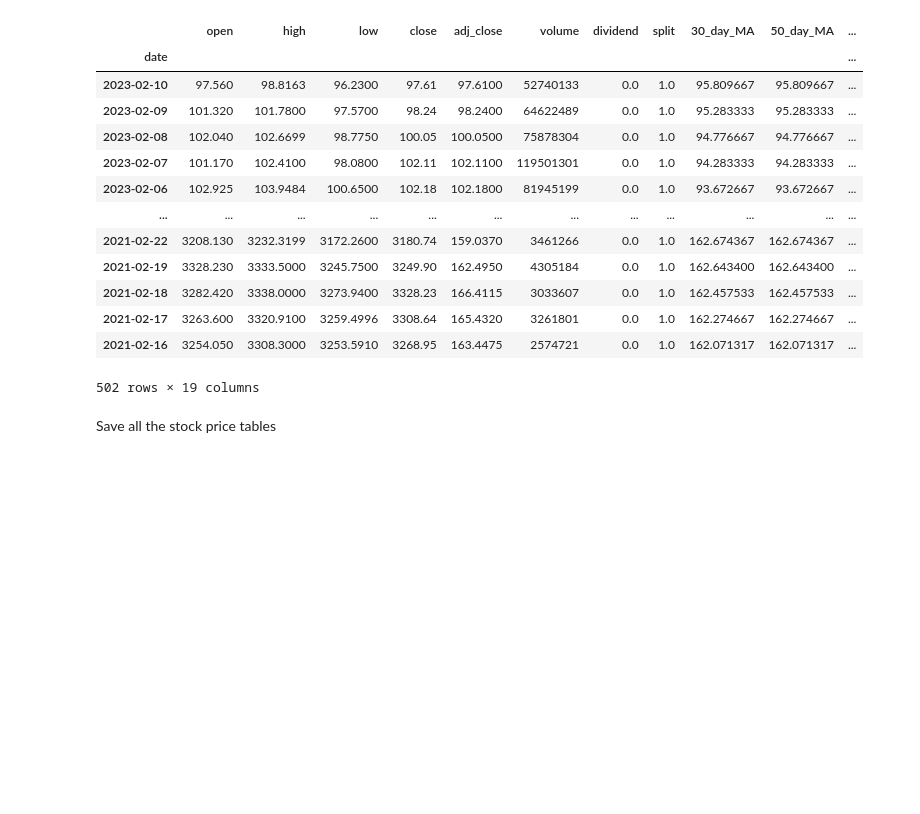
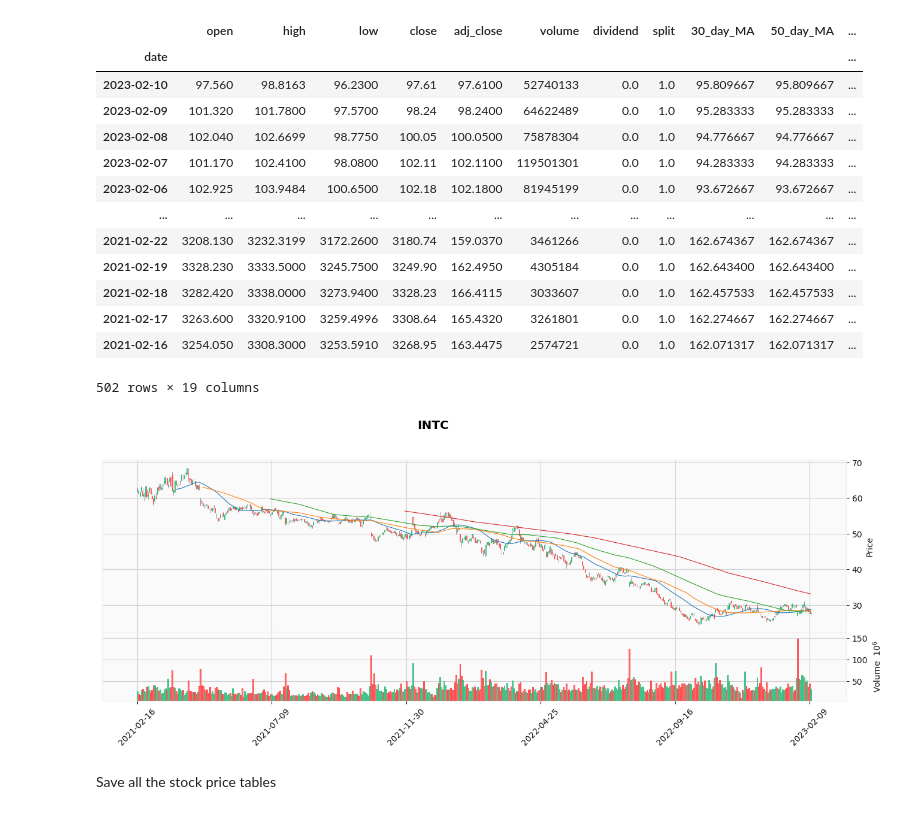
Before and after one commit to DavidPeleg6/Financial_News_Sentiments, a Jupyter notebook: daily_prices_dataset/daily_prices_dataset.ipynb, the cells around one changed output. Saved outputs shown, nothing was run; the diff lists cells and outputs as text; code cells hidden in the pictures; blank space fills up the shorter version.

```diff
--- a/daily_prices_dataset/daily_prices_dataset.ipynb
+++ b/daily_prices_dataset/daily_prices_dataset.ipynb
@@ -129,9 +129,10 @@ stock_dfs['AMZN']
 502 rows × 19 columns
 # %%
 # create a candlestick plot for intel
-intel_df = stock_dfs['INTC'].sort
-
+intel_df = stock_dfs['INTC'].sort_index()
 mplfinance.plot(intel_df[['open', 'high', 'low', 'close', 'volume']], type='candle', style='yahoo', volume=True, title='INTC', figratio=(15, 5), datetime_format='%Y-%m-%d', mav=(30, 50, 100, 200))
+# %% [output]
+[figure, added]
 # %% [markdown]
 Save all the stock price tables
 # %%
```
Also changed, not shown: 6 other files.
